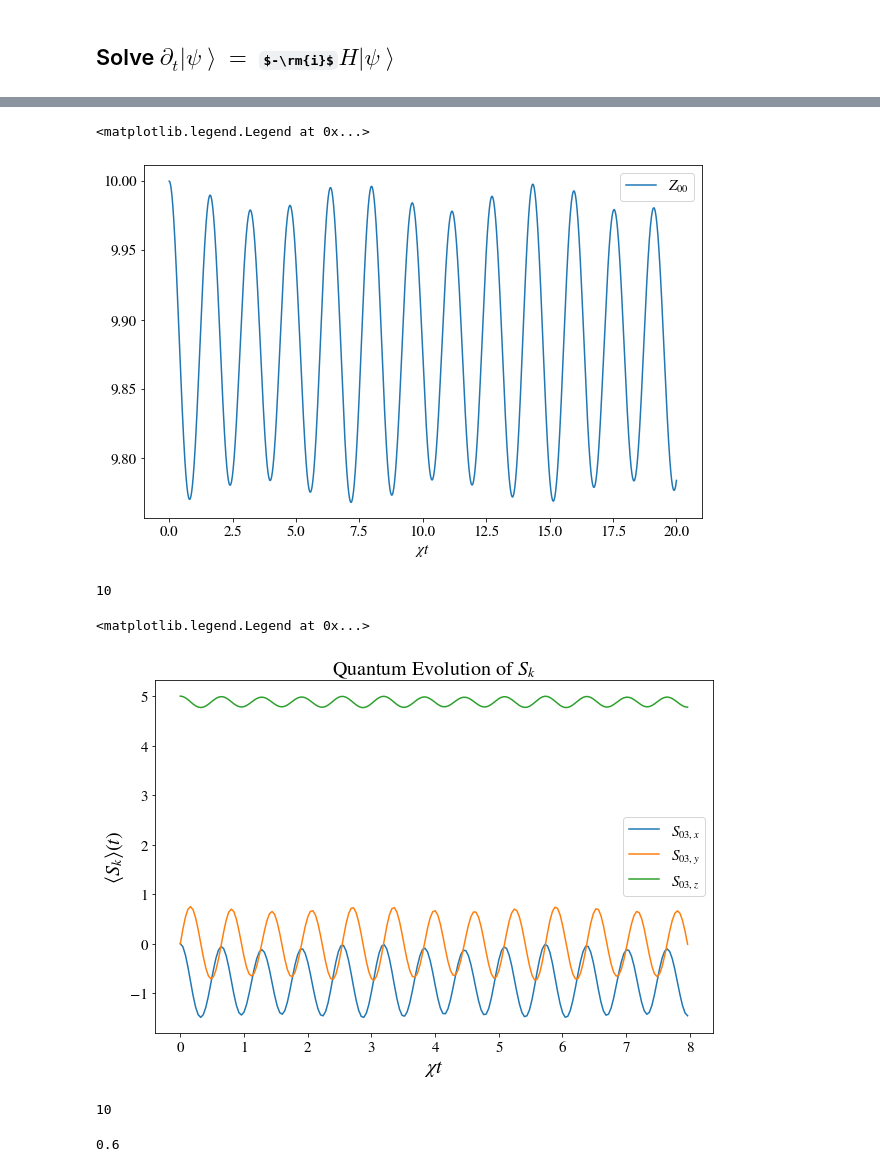
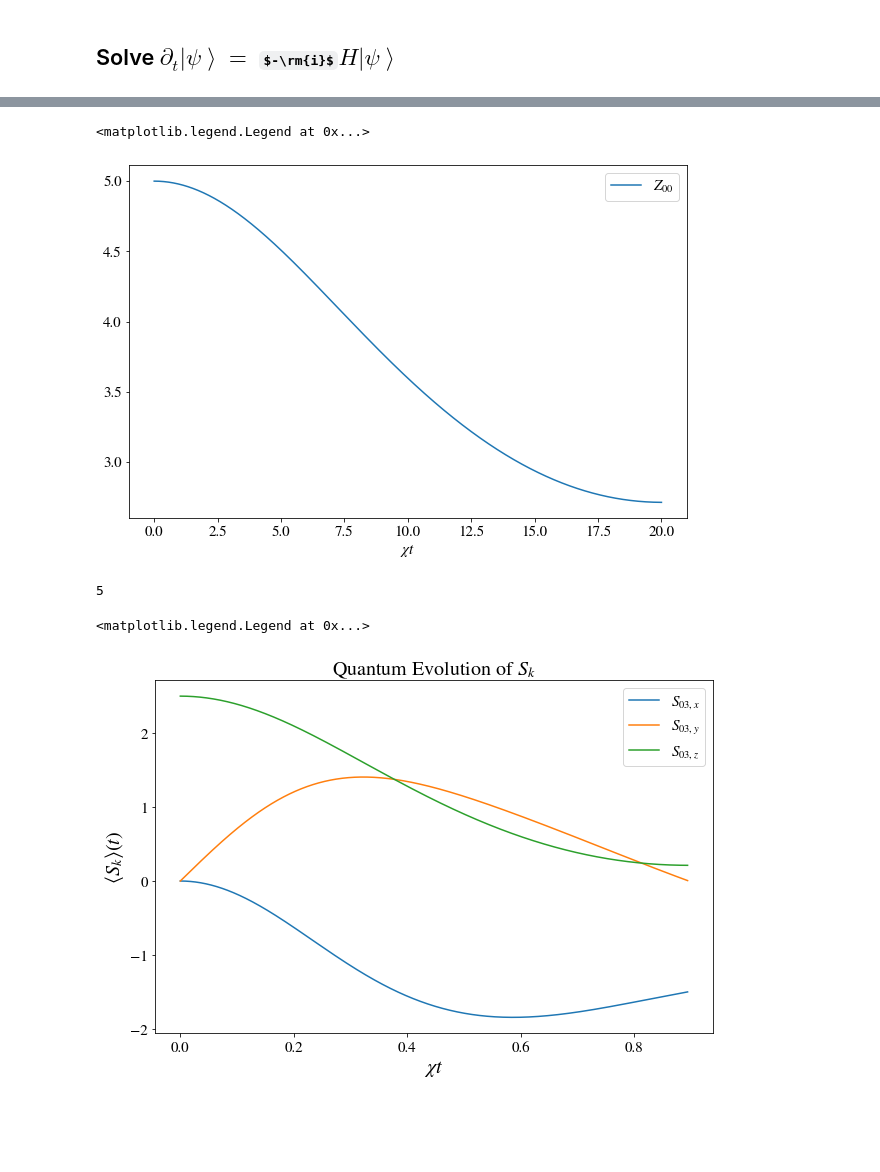
Before and after one commit to eckast161/Multilevel-system, a Jupyter notebook: Numerical_Exact_Dicke_Manifold_Reduced (1).ipynb, the cells around one changed output, grey strips where cells are left out. Saved outputs shown, nothing was run; the diff lists cells and outputs as text; code cells hidden in the pictures; some formulas as TeX source; blank space fills up the shorter version.

```diff
--- a/Numerical_Exact_Dicke_Manifold_Reduced (1).ipynb
+++ b/Numerical_Exact_Dicke_Manifold_Reduced (1).ipynb
@@ -27,19 +29,19 @@ Phi=0
 
 #Number of atoms
 
-N=10
+N=5
 
 gr=1
 
 DeltaR=10*gr*np.sqrt(N)*np.cos(Theta/2)
 
-chiR=0.4#gr**2/(DeltaR)
+chiR=gr**2/(DeltaR)
 chiL=0
 
 
 fraction=0.6
 
-OmegaR=0.6#fraction*N*((np.cos(Theta/2))**2)*chiR
+OmegaR=fraction*N*((np.cos(Theta/2))**2)*gr**2/(DeltaR)
 OmegaL=0
 ###   H=chiR*Z3M+chiL*Z2M+(OmegaR/2)*(Plus03M+Minus03M)+(OmegaL/2)*(Plus12M+Minus12M)
 # %% [markdown]
@@ -734,8 +736,8 @@ import time
 
 t0=time.time()
 
-steps=2000
-t_final=20
+steps=20000
+
 
 Array_sol=sol_vector(steps,t_final)
 
@@ -868,42 +870,42 @@ plt.xlabel("$\chi t$")
 plt.legend()
 # %% [output]
 <matplotlib.legend.Legend at 0x...>
-[figure, old version]
+[figure, new version]
 # %%
 N
 # %% [output]
-10
+5
 # %%
 matplotlib.rcParams['figure.figsize'] = (10.0, 6.5)
 
 fig3 = plt.figure(3)
 plt.title(r'Quantum Evolution of $S_k$', fontsize = label_size)
 plt.xlabel(r'$gt$', fontsize = label_size)
 #plt.ylabel(r'$\langle a^\dagger a\rangle(t)$', fontsize = label_size)
 plt.ylabel(r'$\langle S_k \rangle(t)$', fontsize = label_size)
 
 def partit(number,array):
     j=0
     dis=len(array)
     result=[]
     while j*number<dis:
         result.append(array[j*number])
         j=j+1
     return result
 
 reductor=10
 
 
-plt.plot(partit(reductor,chiR*t),partit(reductor,expect_op(List_X[2])),label='$S_{03,x}$')
-plt.plot(partit(reductor,chiR*t),partit(reductor,expect_op(List_Y[2])),label='$S_{03,y}$')
-plt.plot(partit(reductor,chiR*t),partit(reductor,0.5*(expect_op(List_Z[0])-expect_op(List_Z[3]))),label='$S_{03,z}$')
+plt.plot(partit(reductor,t*gr**2/(DeltaR)),partit(reductor,expect_op(List_X[2])),label='$S_{03,x}$')
+plt.plot(partit(reductor,t*gr**2/(DeltaR)),partit(reductor,expect_op(List_Y[2])),label='$S_{03,y}$')
+plt.plot(partit(reductor,t*gr**2/(DeltaR)),partit(reductor,0.5*(expect_op(List_Z[0])-expect_op(List_Z[3]))),label='$S_{03,z}$')
 
 
 plt.xlabel("$\chi t$")
 plt.legend()
 # %% [output]
 <matplotlib.legend.Legend at 0x...>
-[figure, old version]
+[figure, new version]
 # %%
 import matplotlib.pyplot as plt
 from numpy import linalg as LA
@@ -954,12 +947,4 @@ Gamma_phi=refgamma*J
 
 
 Gamma_du=0  #Fixed
-# %%
-N
-# %% [output]
-10
-# %%
-OmegaR
-# %% [output]
-0.6
 # %% [markdown]
```
Also changed, not shown: parts of 27 cells of this notebook.
